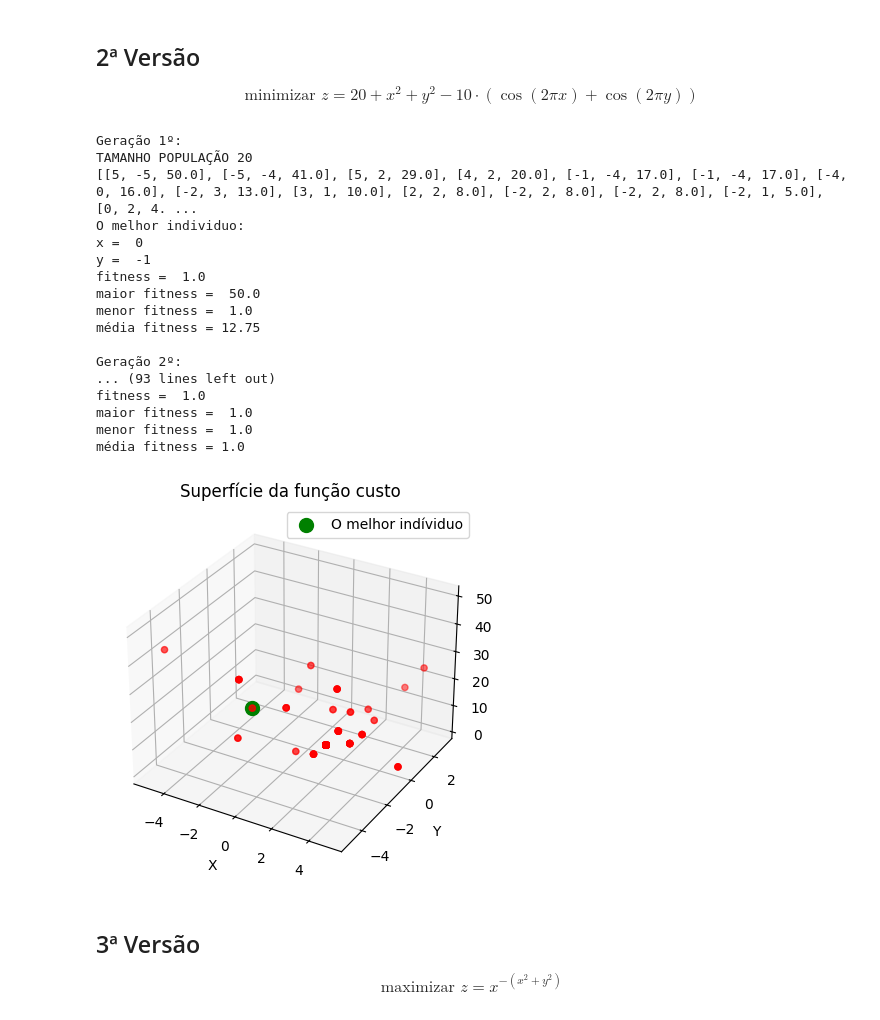
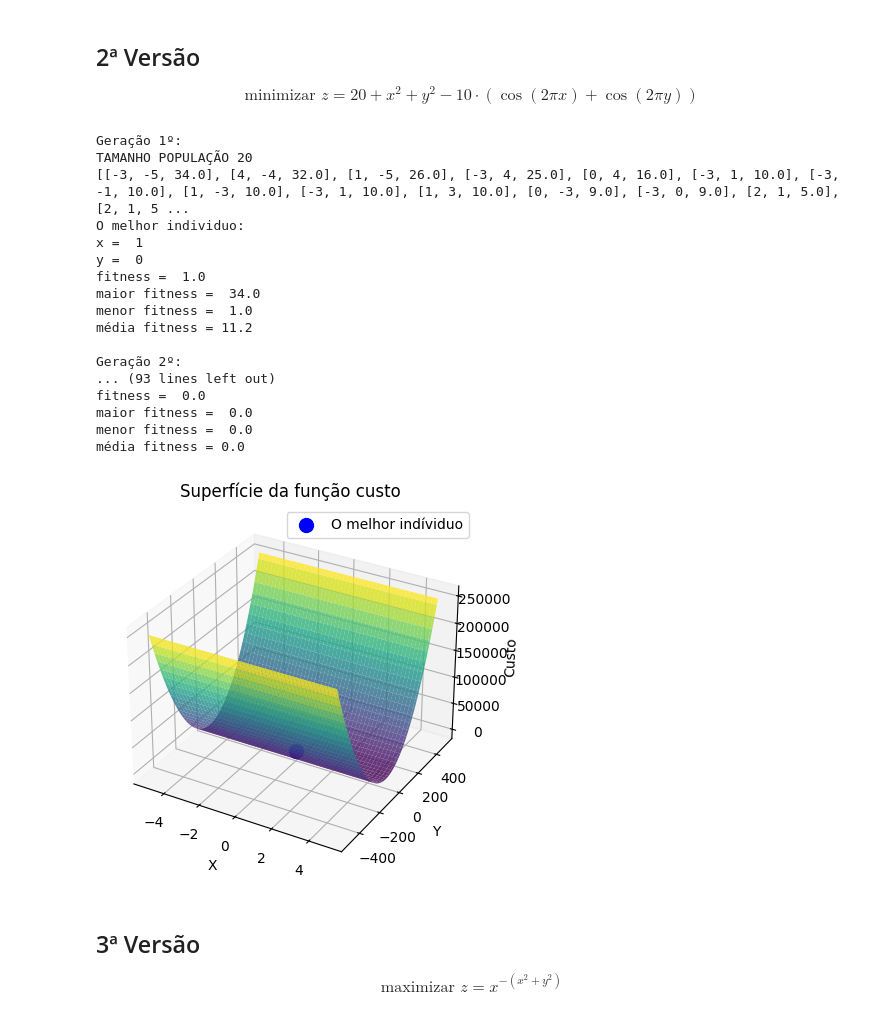
Before and after one commit to aasjunior/ldm_algoritmo_genetico, a Jupyter notebook: atividade_algoritmo_genetico.ipynb, the cells around one changed output. Saved outputs shown, nothing was run; the diff lists cells and outputs as text; code cells hidden in the pictures.

Commit message:
plot_fitness

```diff
--- a/atividade_algoritmo_genetico.ipynb
+++ b/atividade_algoritmo_genetico.ipynb
@@ -165,6 +165,33 @@ class GeneticAlgorithm:
 
         return sum_fitness / len(self.population)
 
+    def plot_fitness(self):
+        x = np.linspace(self.interval[0], self.interval[1], 100)
+        y = np.linspace(-500, 500, 100)
+        x, y = np.meshgrid(x, y)
+        z = self.evaluate(x, y)
+
+        fig = plt.figure()
+        ax = fig.add_subplot(111, projection='3d')
+        ax.plot_surface(x, y, z, cmap='viridis', alpha=0.8)
+
+        x_coordinate = [individual[0] for individual in self.population]
+        y_coordinate = [individual[1] for individual in self.population]
+        costs = [individual[2] for individual in self.population]
+        #ax.scatter(x_coordinate, y_coordinate, costs, color='red', label='Ótimos pontos')
+
+        best = min(self.population, key=lambda x: x[2])
+        ax.scatter(best[0], best[1], best[2], color='blue', s=100, label='O melhor indíviduo')
+
+        ax.set_xlabel('X')
+        ax.set_ylabel('Y')
+        ax.set_zlabel('Custo')
+        ax.set_title('Superfície da função custo')
+
+        plt.legend()
+        plt.show()
+
+
     def init(self):
         all_populations = []
 
@@ -260,32 +284,32 @@ $$
 \text{minimizar } z = 20 + x^2 + y^2 - 10 \cdot (\cos(2\pi x) + \cos(2\pi y))
 $$
 # %%
-fitness_v2 = lambda x, y: 20 + (x**2) + (y**2) - 10 * (cos(2*pi*x) + cos(2*pi*y))
+fitness_v2 = lambda x, y: 20 + (x**2) + (y**2) - 10 * (np.cos(2*np.pi*x) + np.cos(2*np.pi*y))
 # %%
 algorithm = GeneticAlgorithm(size=20, n_childrens=14, n_generations=10, mutation=1, interval=[-5, 5], fitness=fitness_v2, for_max=False)
 
 all_populations = algorithm.init()
 
-plot_fitness(all_populations)
+algorithm.plot_fitness()
 # %% [output]
 Geração 1º:
 TAMANHO POPULAÇÃO 20
-[[5, -5, 50.0], [-5, -4, 41.0], [5, 2, 29.0], [4, 2, 20.0], [-1, -4, 17.0], [-1, -4, 17.0], [-4, 0, 16.0], [-2, 3, 13.0], [3, 1, 10.0], [2, 2, 8.0], [-2, 2, 8.0], [-2, 2, 8.0], [-2, 1, 5.0], [0, 2, 4. ...
+[[-3, -5, 34.0], [4, -4, 32.0], [1, -5, 26.0], [-3, 4, 25.0], [0, 4, 16.0], [-3, 1, 10.0], [-3, -1, 10.0], [1, -3, 10.0], [-3, 1, 10.0], [1, 3, 10.0], [0, -3, 9.0], [-3, 0, 9.0], [2, 1, 5.0], [2, 1, 5 ...
 O melhor individuo:
-x =  0
-y =  -1
+x =  1
+y =  0
 fitness =  1.0
-maior fitness =  50.0
+maior fitness =  34.0
 menor fitness =  1.0
-média fitness = 12.75
+média fitness = 11.2
 
 Geração 2º:
 ... (93 lines left out)
-fitness =  1.0
-maior fitness =  1.0
-menor fitness =  1.0
-média fitness = 1.0
+fitness =  0.0
+maior fitness =  0.0
+menor fitness =  0.0
+média fitness = 0.0
-[figure, old version]
+[figure, new version]
 # %% [markdown]
 ## 3ª Versão
 
```
Also changed, not shown: parts of 4 cells of this notebook.
